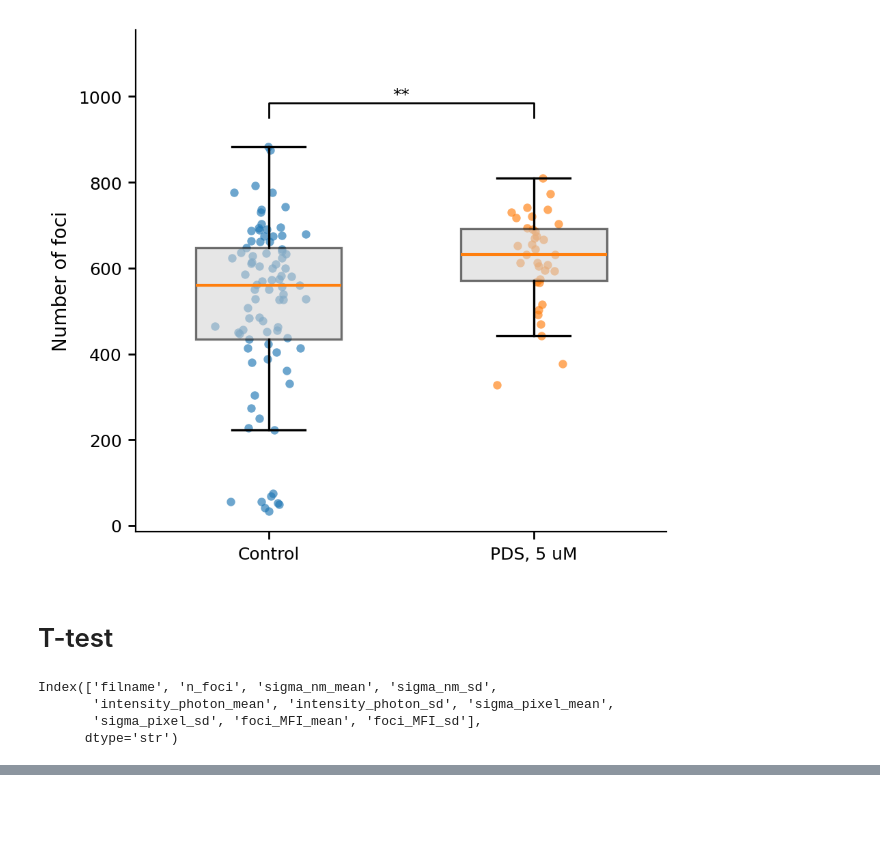
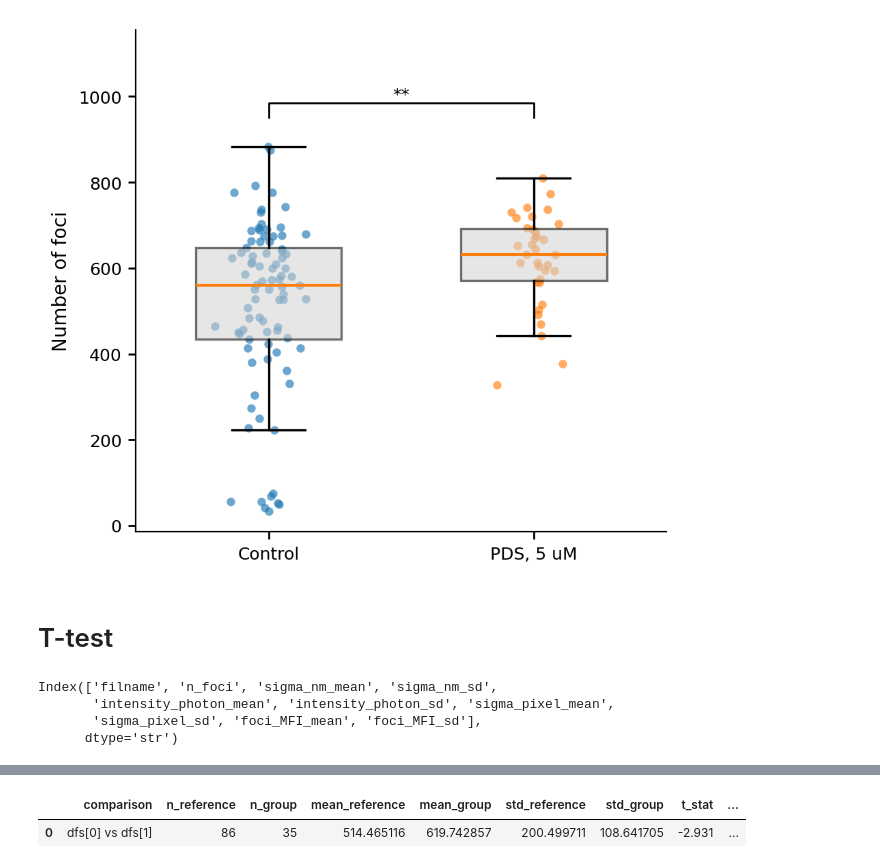
Before and after one commit to Lopatushka/LLPS, a Jupyter notebook: Foci/statistics.ipynb, the cells around one changed output, grey strips where cells are left out. Cells and saved outputs as stored; diff of their text form; code cells hidden in the pictures; blank space fills up the shorter version.

```diff
--- a/Foci/statistics.ipynb
+++ b/Foci/statistics.ipynb
@@ -340,0 +234,5 @@ stats_df = compare_to_reference(
+# %%
+stats_df
+# %% [output]
+|  | comparison | n_reference | n_group | mean_reference | mean_group | std_reference | std_group | t_stat | ... |
+| 0 | dfs[0] vs dfs[1] | 86 | 35 | 514.465116 | 619.742857 | 200.499711 | 108.641705 | -2.931 | ... |
```
Also changed, not shown: parts of 5 cells of this notebook.
